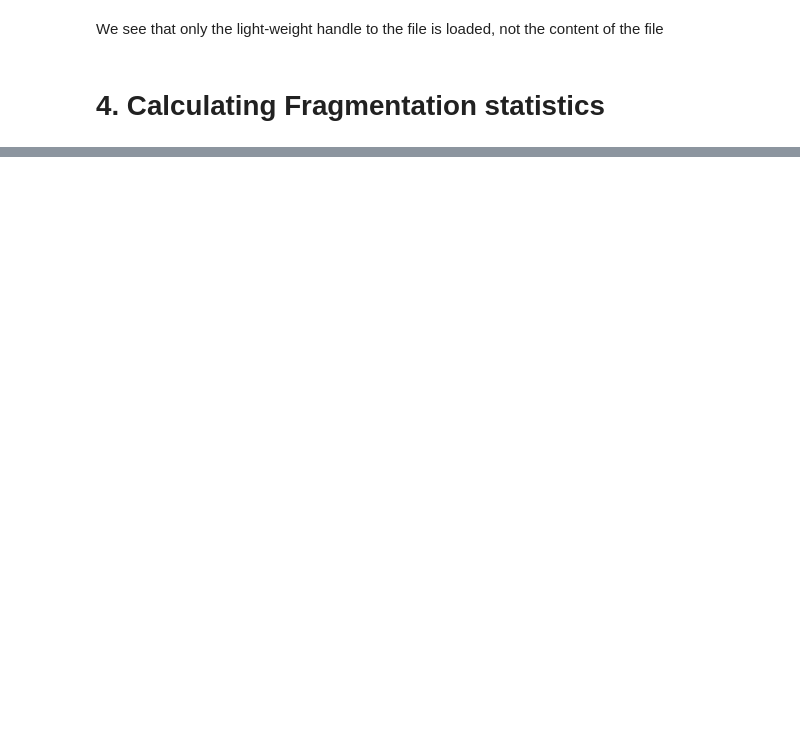
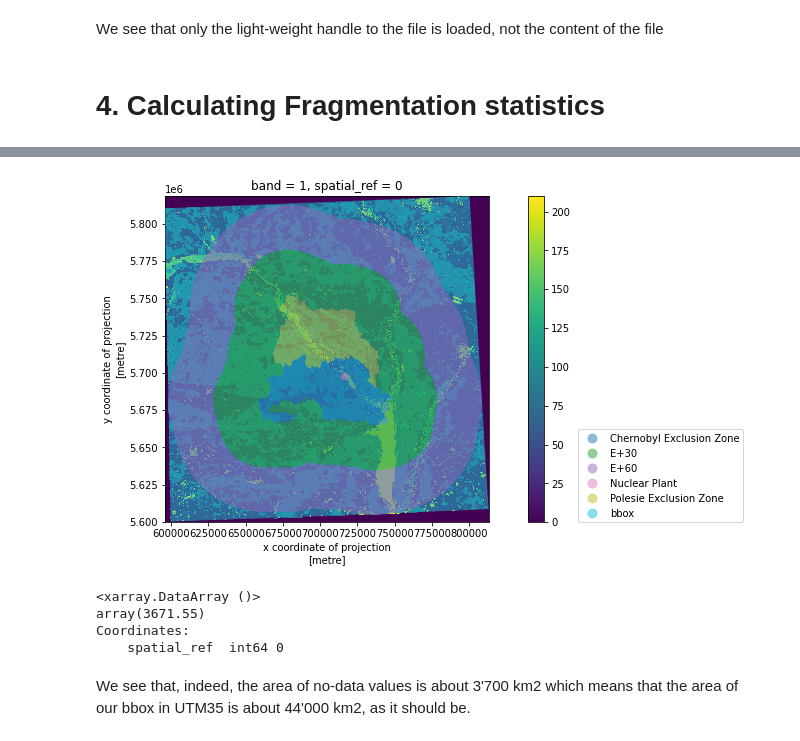
Before and after one commit to ai4er-cdt/geograph, a Jupyter notebook: notebooks/exploratory/svm-2-first-fragmentation-analysis.ipynb, the cells around one changed output, grey strips where cells are left out. Cells and saved outputs as stored; diff of their text form; code cells hidden in the pictures; blank space fills up the shorter version.

```diff
--- a/notebooks/exploratory/svm-2-first-fragmentation-analysis.ipynb
+++ b/notebooks/exploratory/svm-2-first-fragmentation-analysis.ipynb
@@ -260,0 +534,26 @@ We see that only the light-weight handle to the file is loaded, not the content
+# %%
+f, ax = plt.subplots(figsize=(14,6))
+
+test_2015_utm35.plot(ax=ax)
+rois.to_crs(PREFERRED_CRS).plot(column="name",
+                                categorical=True,
+                                legend=True,
+                                ax=ax,
+                                zorder=4,
+                                alpha=0.5)
+legend = ax.get_legend()
+legend.set_bbox_to_anchor((1.8,0.3))
+f.show()
+# %% [output]
+[figure, added]
+# %%
+# Indeed the area of no-data values is about 3'700 km2
+np.sum(data_utm35 == 0) * pixel_size**2 / 1e6  # km2
+# %% [output]
+<xarray.DataArray ()>
+array(3671.55)
+Coordinates:
+    spatial_ref  int64 0
+# %% [markdown]
+We see that, indeed, the area of no-data values is about 3'700 km2 which means that the area of
+our bbox in UTM35 is about 44'000 km2, as it should be.
```
Also changed, not shown: parts of 76 cells of this notebook.
